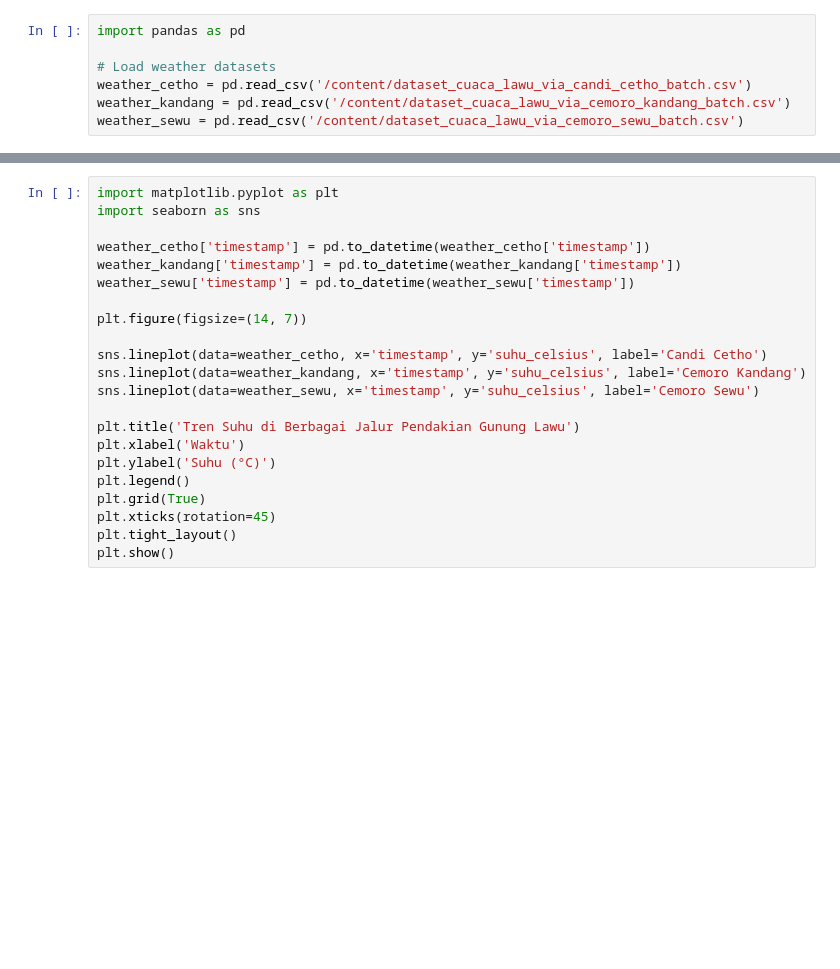
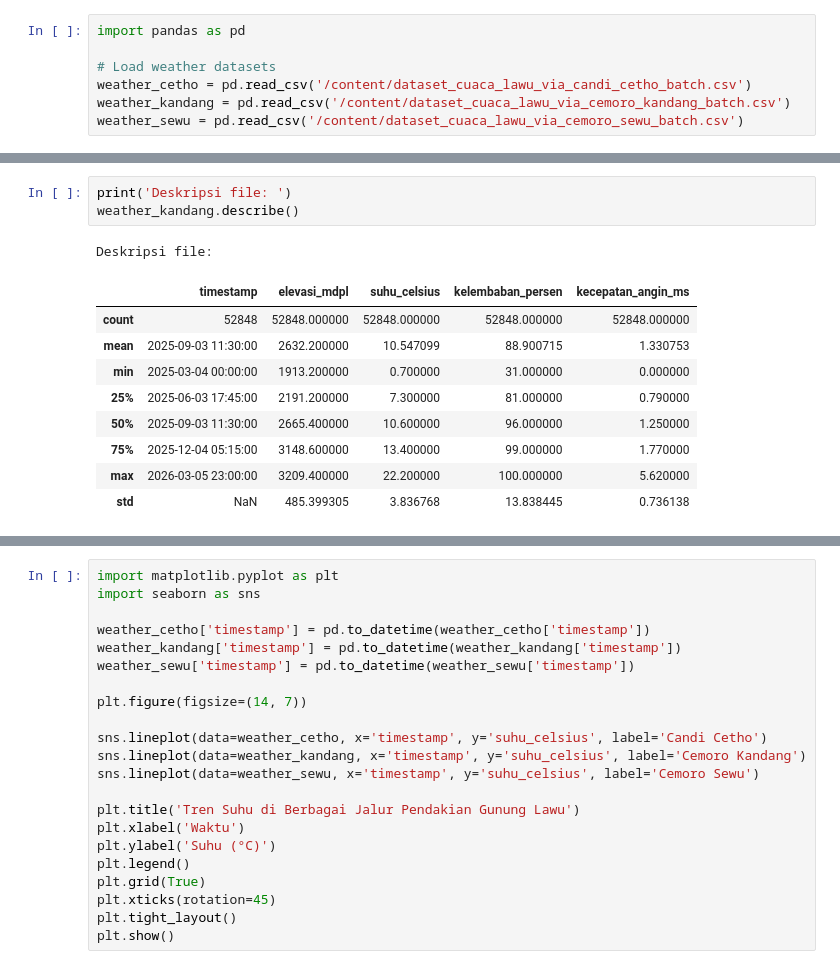
Before and after one commit to hannnzu/Lawu-Geo-Tracker, a Jupyter notebook: Lawu_Geo_Tracker.ipynb, the cells around one changed output, grey strips where cells are left out. Saved outputs shown, nothing was run; the diff lists cells and outputs as text; blank space fills up the shorter version.

```diff
--- a/Lawu_Geo_Tracker.ipynb
+++ b/Lawu_Geo_Tracker.ipynb
@@ -754,3 +753,17 @@ Weather Data: Cemoro Kandang
+# %%
+print('Deskripsi file: ')
+weather_kandang.describe()
+# %% [output]
+Deskripsi file:
+|  | timestamp | elevasi_mdpl | suhu_celsius | kelembaban_persen | kecepatan_angin_ms |
+| count | 52848 | 52848.000000 | 52848.000000 | 52848.000000 | 52848.000000 |
+| mean | 2025-09-03 11:30:00 | 2632.200000 | 10.547099 | 88.900715 | 1.330753 |
+| min | 2025-03-04 00:00:00 | 1913.200000 | 0.700000 | 31.000000 | 0.000000 |
+| 25% | 2025-06-03 17:45:00 | 2191.200000 | 7.300000 | 81.000000 | 0.790000 |
+| 50% | 2025-09-03 11:30:00 | 2665.400000 | 10.600000 | 96.000000 | 1.250000 |
+| 75% | 2025-12-04 05:15:00 | 3148.600000 | 13.400000 | 99.000000 | 1.770000 |
+| max | 2026-03-05 23:00:00 | 3209.400000 | 22.200000 | 100.000000 | 5.620000 |
+| std | NaN | 485.399305 | 3.836768 | 13.838445 | 0.736138 |
 # %%
 print('\nWeather Data: Cemoro Sewu')
 display(weather_sewu.head())
```
Also changed, not shown: parts of 11 cells of this notebook.
